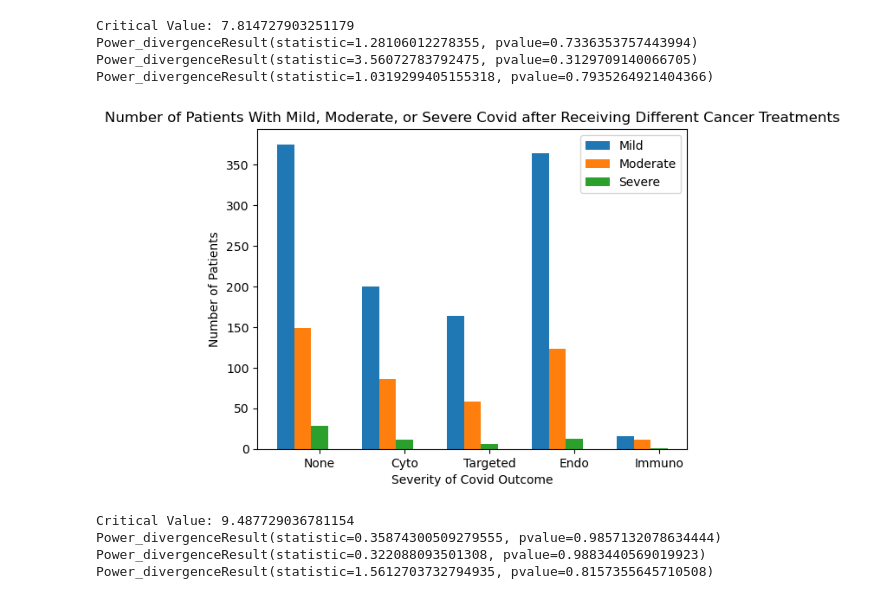
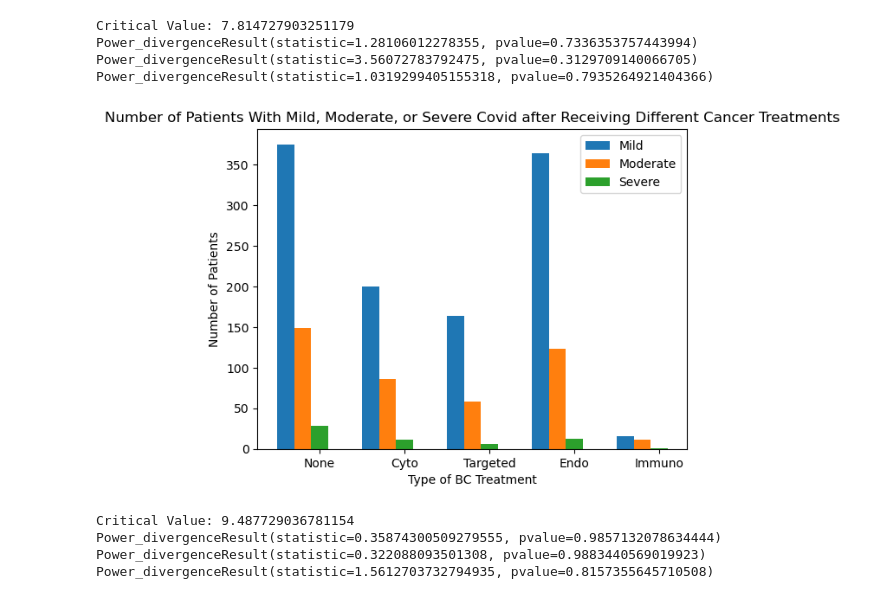
Before and after one commit to HSaleem352/Bootcamp-Project1, a Jupyter notebook: data_cleaning_afr.ipynb, the cells around one changed output. Saved outputs shown, nothing was run; the diff lists cells and outputs as text; code cells hidden in the pictures.

```diff
--- a/data_cleaning_afr.ipynb
+++ b/data_cleaning_afr.ipynb
@@ -216,7 +163,7 @@ plt.bar(treatment_x_axis - 0.2, mod_treatment, 0.2, label = 'Moderate')
 plt.bar(treatment_x_axis + 0, sev_treatment, 0.2, label = "Severe")
 
 plt.xticks(treatment_x_axis, treatment_bar_x_values)
-plt.xlabel("Severity of Covid Outcome")
+plt.xlabel("Type of BC Treatment")
 plt.ylabel("Number of Patients")
 plt.title("Number of Patients With Mild, Moderate, or Severe Covid after Receiving Different Cancer Treatments")
 plt.legend()
@@ -248,34 +195,34 @@ sev_endo_prop = sev_endo/mod_total
 sev_immuno_prop = sev_immuno/mod_total
 
 # Calculate Expected and Observed Values and Put Into List
 mild_treatment_stats = [mild_none_prop, mild_cyto_prop, mild_targeted_prop, mild_endo_prop, mild_immuno_prop]
 mild_treatment_expected = (mild_none_prop+mild_cyto_prop+mild_targeted_prop+mild_endo_prop+mild_immuno_prop)/5
 mild_treatment_exp = [mild_treatment_expected, mild_treatment_expected, mild_treatment_expected, mild_treatment_expected, mild_treatment_expected]
 
 mod_treatment_stats = [mod_none_prop, mod_cyto_prop, mod_targeted_prop, mod_endo_prop, mod_immuno_prop]
 mod_treatment_expected = (mod_none_prop+mod_cyto_prop+mod_targeted_prop+mod_endo_prop+mod_immuno_prop)/5
 mod_treatment_exp = [mod_treatment_expected, mod_treatment_expected, mod_treatment_expected, mod_treatment_expected, mod_treatment_expected]
 
 sev_treatment_stats = [sev_none_prop, sev_cyto_prop, sev_targeted_prop, sev_endo_prop, sev_immuno_prop]
 sev_treatment_expected = (sev_none_prop+sev_cyto_prop+sev_targeted_prop+sev_endo_prop+sev_immuno_prop)/5
 sev_treatment_exp = [sev_treatment_expected, sev_treatment_expected, sev_treatment_expected, sev_treatment_expected, sev_treatment_expected]
 
 # Critical value
 treatment_crit_val=st.chi2.ppf(q=0.95, df=4)
 
 # Chi square analysis
 mild_treatment_chi=st.chisquare(mild_treatment_stats, mild_treatment_exp)
 mod_treatment_chi=st.chisquare(mod_treatment_stats, mod_treatment_exp)
 sev_treatment_chi=st.chisquare(sev_treatment_stats, sev_treatment_exp)
 
 
 # Print everything
 print("Critical Value: " + str(treatment_crit_val))
 print(mild_treatment_chi)
 print(mod_treatment_chi)
 print(sev_treatment_chi)
 # %% [output]
-[figure, old version]
+[figure, new version]
 Critical Value: 9.487729036781154
 Power_divergenceResult(statistic=0.35874300509279555, pvalue=0.9857132078634444)
 Power_divergenceResult(statistic=0.322088093501308, pvalue=0.9883440569019923)
```
Also changed, not shown: parts of 5 cells of this notebook.
